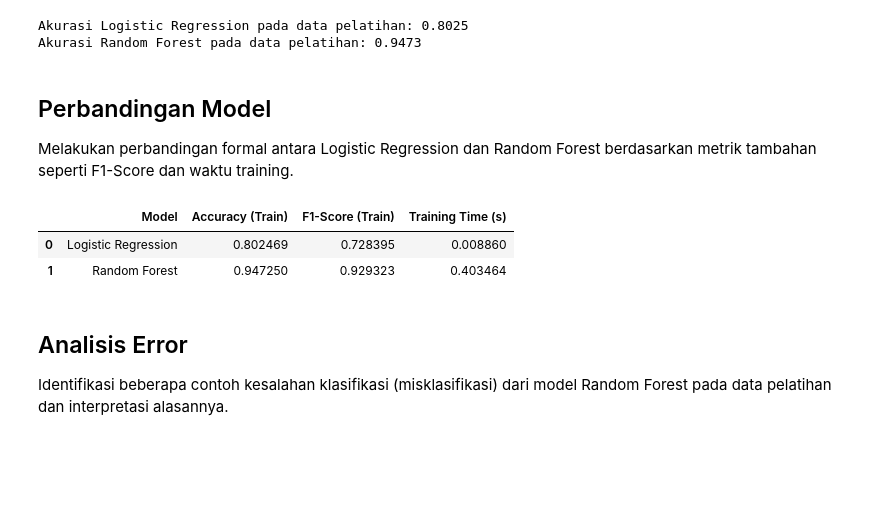
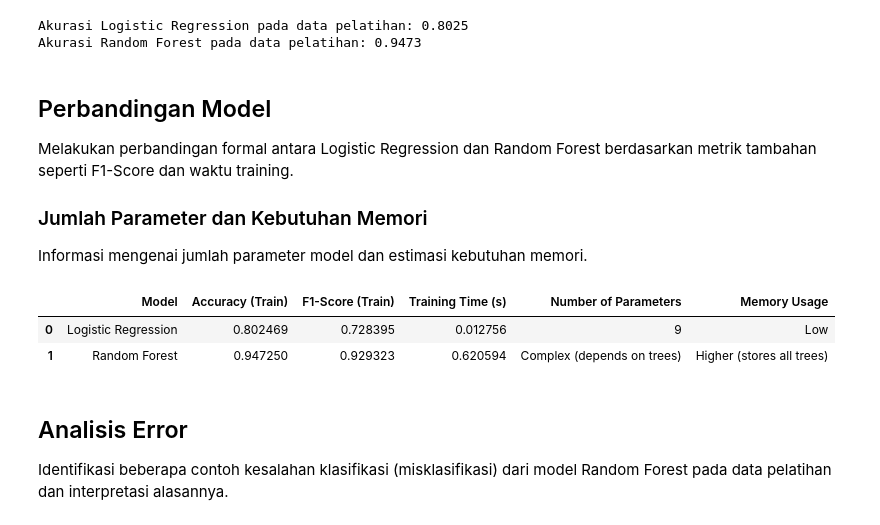
Before and after one commit to Tayo1103/uts_deep_learning, a Jupyter notebook: Notebook/UTS_Deep_Learning_Kasus_1_Data_Tabular_(ML).ipynb, the cells around one changed output. Cells and saved outputs as stored; diff of their text form; code cells hidden in the pictures; blank space fills up the shorter version.

```diff
--- a/Notebook/UTS_Deep_Learning_Kasus_1_Data_Tabular_(ML).ipynb
+++ b/Notebook/UTS_Deep_Learning_Kasus_1_Data_Tabular_(ML).ipynb
@@ -605,6 +604,9 @@ Akurasi Random Forest pada data pelatihan: 0.9473
 ## Perbandingan Model
 
 Melakukan perbandingan formal antara Logistic Regression dan Random Forest berdasarkan metrik tambahan seperti F1-Score dan waktu training.
+
+### Jumlah Parameter dan Kebutuhan Memori
+Informasi mengenai jumlah parameter model dan estimasi kebutuhan memori.
 # %%
 import time
 from sklearn.metrics import f1_score
@@ -613,42 +615,48 @@ import pandas as pd
 # --- Logistic Regression Metrics ---
 start_time_lr = time.time()
 logreg_model.fit(X_train, y_train)
 end_time_lr = time.time()
 training_time_lr = end_time_lr - start_time_lr
 
 y_pred_logreg_train = logreg_model.predict(X_train)
 accuracy_logreg_train = accuracy_score(y_train, y_pred_logreg_train)
 f1_logreg_train = f1_score(y_train, y_pred_logreg_train)
 
+# Calculate number of parameters for Logistic Regression
+# Number of features + 1 (for intercept)
+num_params_lr = X_train.shape[1] + 1
+
 # --- Random Forest Metrics ---
 start_time_rf = time.time()
 rf_model.fit(X_train, y_train)
 end_time_rf = time.time()
 training_time_rf = end_time_rf - start_time_rf
 
 y_pred_rf_train = rf_model.predict(X_train)
 accuracy_rf_train = accuracy_score(y_train, y_pred_rf_train)
 f1_rf_train = f1_score(y_train, y_pred_rf_train)
 
+# For Random Forest, 'parameters' are not a single number like linear models.
+# It's the complexity of all trees. We'll denote it qualitatively.
+num_params_rf = 'Complex (depends on trees)'
+memory_usage_rf = 'Higher (stores all trees)'
+
 # --- Create Comparison Table ---
 comparison_data = {
     'Model': ['Logistic Regression', 'Random Forest'],
     'Accuracy (Train)': [accuracy_logreg_train, accuracy_rf_train],
     'F1-Score (Train)': [f1_logreg_train, f1_rf_train],
-    'Training Time (s)': [training_time_lr, training_time_rf]
+    'Training Time (s)': [training_time_lr, training_time_rf],
+    'Number of Parameters': [num_params_lr, num_params_rf],
+    'Memory Usage': ['Low', memory_usage_rf]
 }
 
 comparison_df = pd.DataFrame(comparison_data)
 display(comparison_df)
-
-# Catatan tentang Parameter Model:
-# Jumlah parameter untuk Logistic Regression adalah jumlah fitur + 1 (untuk intercept).
-# Untuk Random Forest, konsep 'parameter' lebih kompleks karena terdiri dari banyak decision tree.
-# Jumlah n_estimators (jumlah pohon) adalah hyperparameter utama yang mengontrol kompleksitas model.
 # %% [output]
-|  | Model | Accuracy (Train) | F1-Score (Train) | Training Time (s) |
-| 0 | Logistic Regression | 0.802469 | 0.728395 | 0.008860 |
-| 1 | Random Forest | 0.947250 | 0.929323 | 0.403464 |
+|  | Model | Accuracy (Train) | F1-Score (Train) | Training Time (s) | Number of Parameters | Memory Usage |
+| 0 | Logistic Regression | 0.802469 | 0.728395 | 0.012756 | 9 | Low |
+| 1 | Random Forest | 0.947250 | 0.929323 | 0.620594 | Complex (depends on trees) | Higher (stores all trees) |
 # %% [markdown]
 ## Analisis Error
 
```
Also changed, not shown: parts of 2 cells of this notebook, 1 other file.
